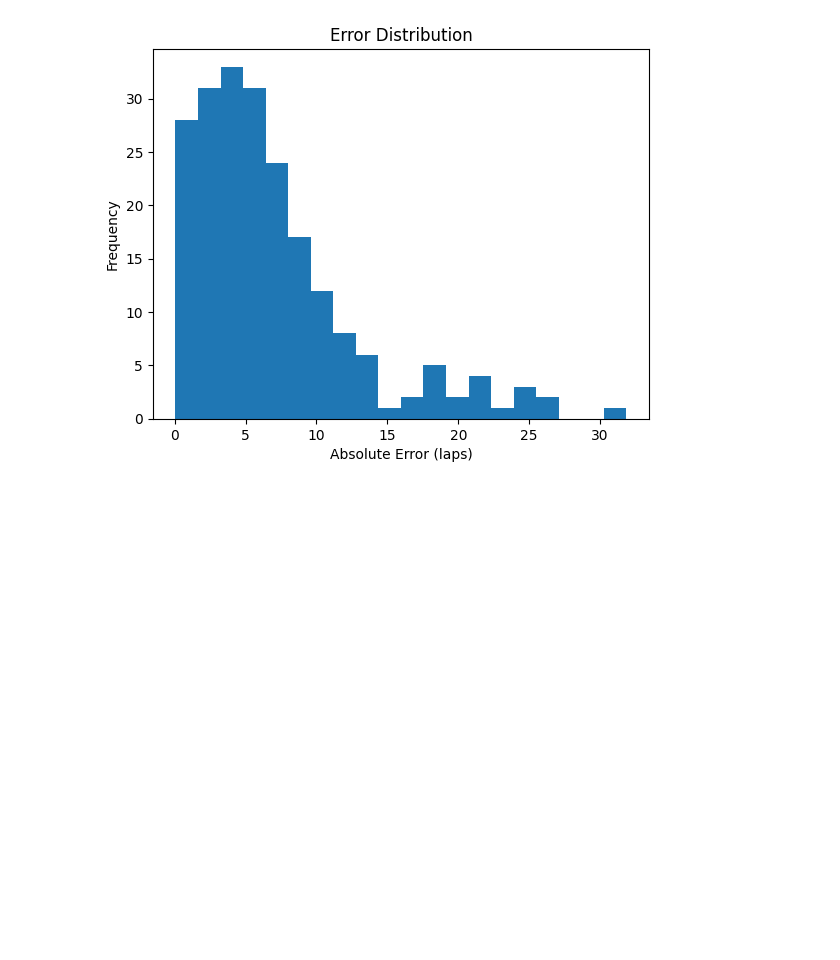
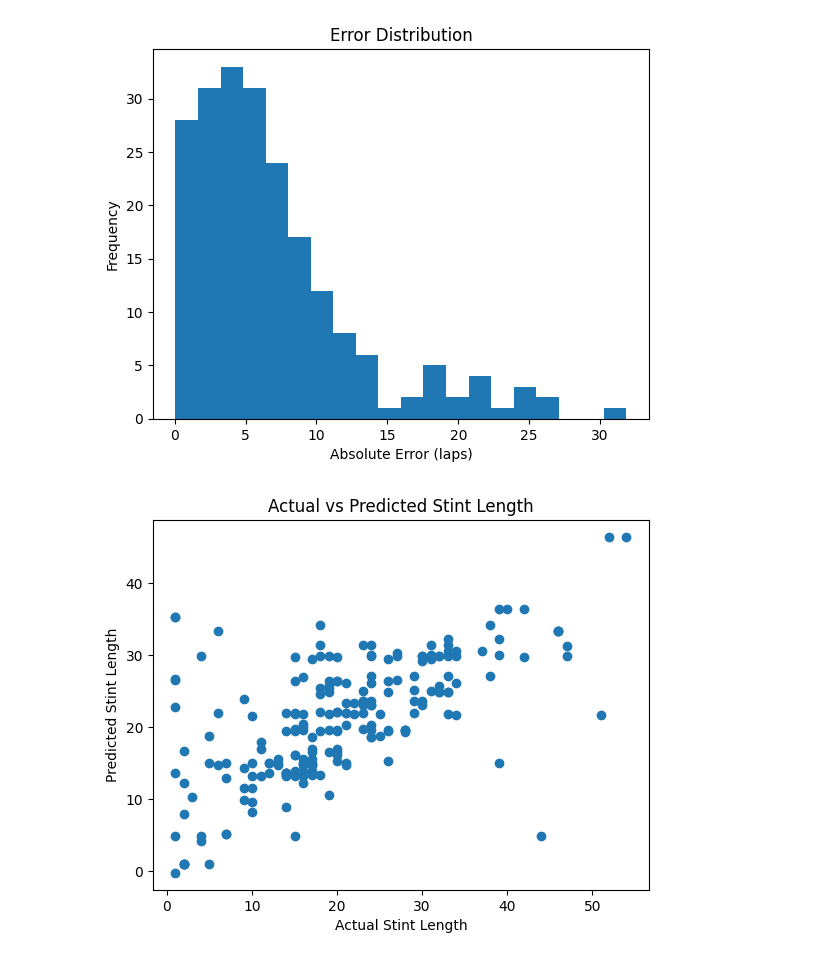
Before and after one commit to UsualSuspect09/F1-Tyre-Strategy-Engine, a Jupyter notebook: baseline_model.ipynb, the cells around one changed output. Saved outputs shown, nothing was run; the diff lists cells and outputs as text; code cells hidden in the pictures; blank space fills up the shorter version.

```diff
--- a/baseline_model.ipynb
+++ b/baseline_model.ipynb
@@ -44,7 +44,7 @@ model_df['StintLength'].isna().any()
 False
 # %%
 #Defining features and target variable
-X = model_df[['GP', 'Compound', 'Stint']]
+X = model_df[['GP', 'Compound', 'Stint', 'GP_Stint', 'Compound_Stint']]
 y = model_df['StintLength']
 
 model_df['Stint'].value_counts().sort_index()
@@ -66,7 +66,7 @@ from sklearn.compose import ColumnTransformer
 from sklearn.preprocessing import OneHotEncoder
 from sklearn.linear_model import Ridge
 
-categorial_features = ['GP', 'Compound', 'Stint']
+categorial_features = ['GP', 'Compound', 'Stint', 'GP_Stint', 'Compound_Stint']
 
 preprocessor = ColumnTransformer(transformers=[
     ('cat', OneHotEncoder(handle_unknown= 'ignore'), categorial_features)
@@ -225,3 +226,18 @@ plt.title("Error Distribution")
 plt.show()
 # %% [output]
 [figure]
+# %%
+# Visualizing Actual vs Predicted Stint Length
+import matplotlib.pyplot as plt
+
+plt.figure()
+
+plt.scatter(y_test, preds)
+
+plt.xlabel('Actual Stint Length')
+plt.ylabel('Predicted Stint Length')
+plt.title('Actual vs Predicted Stint Length')
+
+plt.show()
+# %% [output]
+[figure, added]
```
Also changed, not shown: parts of 7 cells of this notebook.
